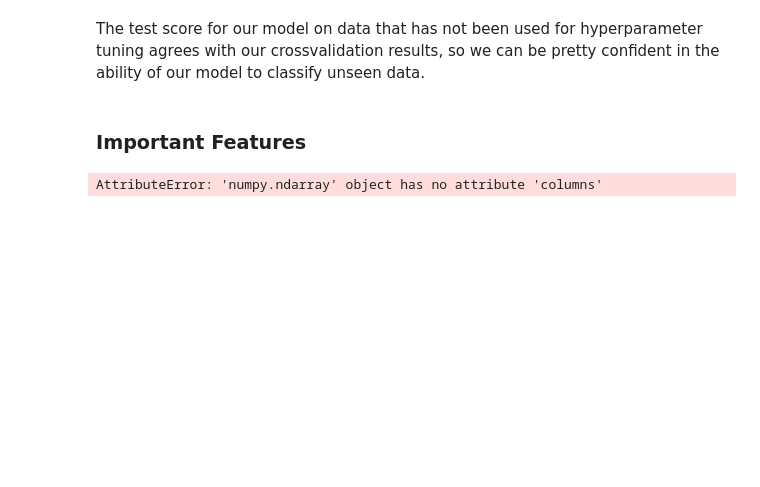
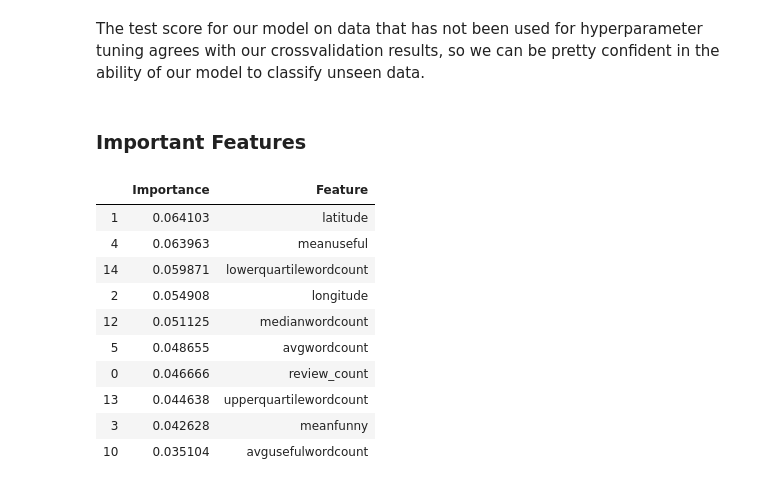
Before and after one commit to wisundstrom/yelp-ratings-prediction, a Jupyter notebook: Technical_Notebook.ipynb, the cells around one changed output. Drawn from its saved outputs; the diff is of its cells as text; code cells hidden in the pictures; blank space fills up the shorter version.

```diff
--- a/Technical_Notebook.ipynb
+++ b/Technical_Notebook.ipynb
@@ -153,7 +164,23 @@ random_forest.score(t_X_test,y_test)
 The test score for our model on data that has not been used for hyperparameter tuning agrees with our crossvalidation results, so we can be pretty confident in the ability of our model to classify unseen data.
 # %% [markdown]
 ### Important Features ###
-# %%
-importances=random_forest.feature_importances_
-# %% [output]
-AttributeError: 'numpy.ndarray' object has no attribute 'columns'
+# %%
+importances=random_forest.feature_importances_
+ohe=OneHotEncoder(drop='first').fit(X_test[categorical_features])
+categorical_names=ohe.get_feature_names()
+feature_names=numerical_features+list(categorical_names)
+importances_df=pd.concat([pd.DataFrame(importances),pd.DataFrame(feature_names)],axis=1)
+importances_df.columns=['Importance','Feature']
+importances_df.sort_values(by='Importance',ascending=False).head(10)
+# %% [output]
+|  | Importance | Feature |
+| 1 | 0.064103 | latitude |
+| 4 | 0.063963 | meanuseful |
+| 14 | 0.059871 | lowerquartilewordcount |
+| 2 | 0.054908 | longitude |
+| 12 | 0.051125 | medianwordcount |
+| 5 | 0.048655 | avgwordcount |
+| 0 | 0.046666 | review_count |
+| 13 | 0.044638 | upperquartilewordcount |
+| 3 | 0.042628 | meanfunny |
+| 10 | 0.035104 | avgusefulwordcount |
```
Also changed, not shown: parts of 7 cells of this notebook, 4 other files.
